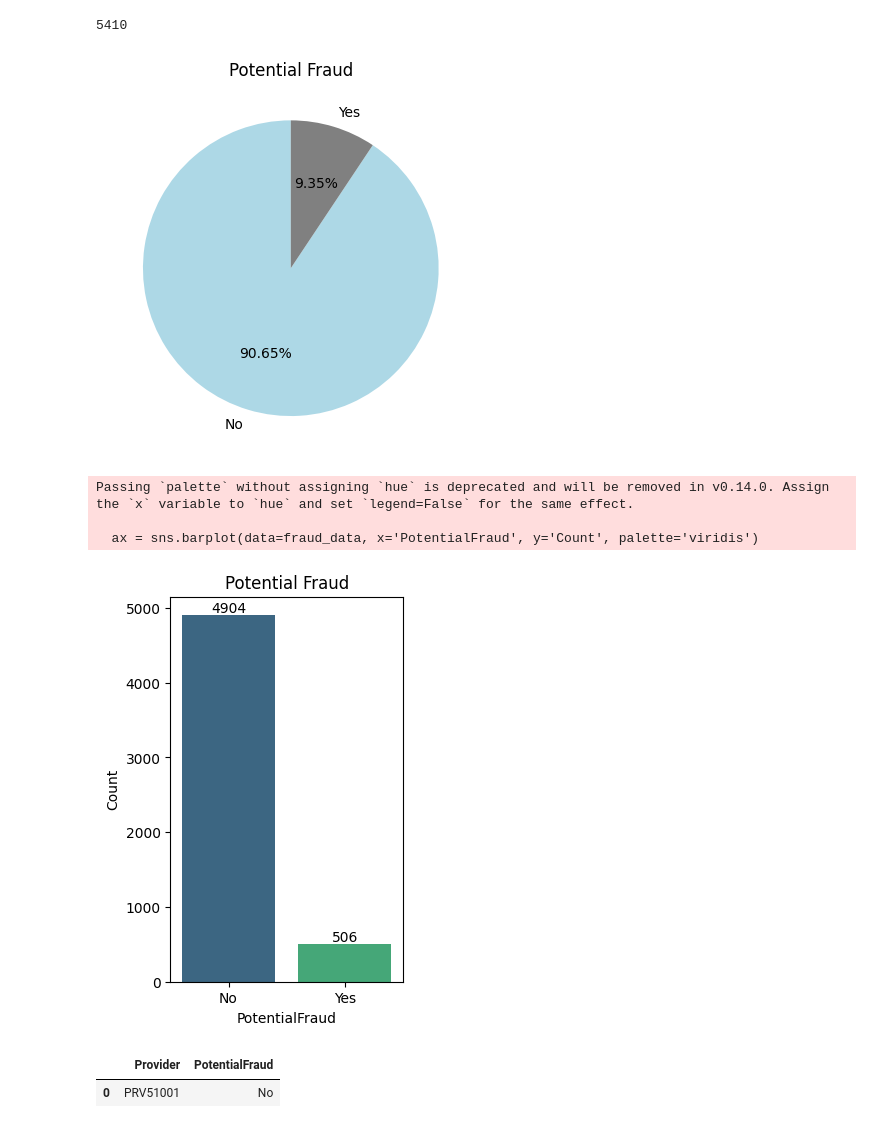
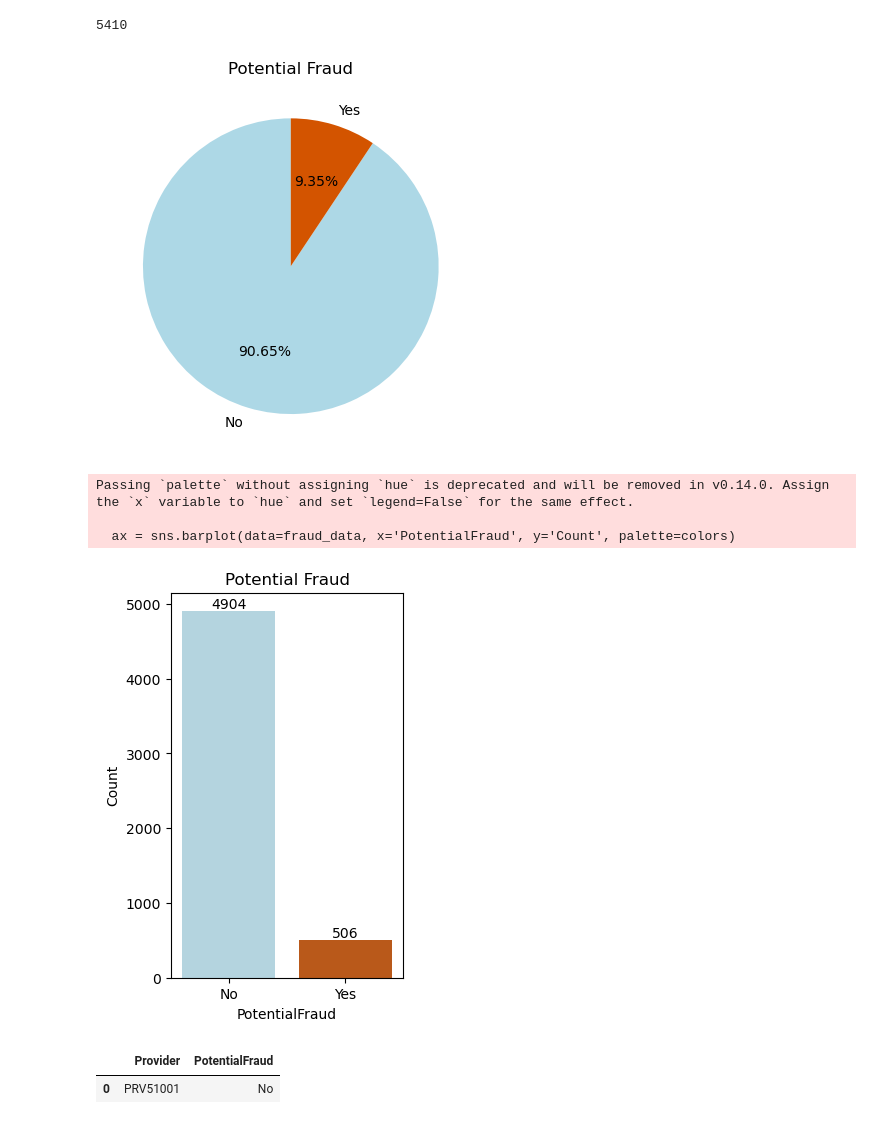
Before and after one commit to ChTomer/MyCapstone, a Jupyter notebook: HealthCareFraudProjectPitch/4train.ipynb, the cells around one changed output. Saved outputs shown, nothing was run; the diff lists cells and outputs as text; code cells hidden in the pictures.

Commit message:
Add provider file, edit visualsin others

```diff
--- a/HealthCareFraudProjectPitch/4train.ipynb
+++ b/HealthCareFraudProjectPitch/4train.ipynb
@@ -65,31 +65,36 @@ df['Provider'].nunique()
 # %% [output]
 5410
 # %%
-plt.pie(df['PotentialFraud'].value_counts(), labels=['No','Yes'], autopct='%1.2f%%',startangle=90,colors=['lightblue','gray'])
+plt.pie(df['PotentialFraud'].value_counts(),
+        labels=['No','Yes'],
+        autopct='%1.2f%%',
+        startangle=90,
+        colors=['lightblue','#d35400'])
 plt.title('Potential Fraud')
 plt.show()
 # %% [output]
-[figure, old version]
+[figure, new version]
 # %%
 # plot the difference between the fraud and non-fraud providers
 fraud_counts = df['PotentialFraud'].value_counts()
 fraud_data = pd.DataFrame({'PotentialFraud': fraud_counts.index, 'Count': fraud_counts.values})
 
+colors = ['lightblue', '#d35400']
 # Create the bar plot
 plt.figure(figsize=(3, 5))
-ax = sns.barplot(data=fraud_data, x='PotentialFraud', y='Count', palette='viridis')
+ax = sns.barplot(data=fraud_data, x='PotentialFraud', y='Count', palette=colors)
 
 # Add labels to bars
 for container in ax.containers:
     ax.bar_label(container, fontsize=10)
 
 plt.title('Potential Fraud')
 plt.show()
 # %% [output]
 Passing `palette` without assigning `hue` is deprecated and will be removed in v0.14.0. Assign the `x` variable to `hue` and set `legend=False` for the same effect.
 
-  ax = sns.barplot(data=fraud_data, x='PotentialFraud', y='Count', palette='viridis')
+  ax = sns.barplot(data=fraud_data, x='PotentialFraud', y='Count', palette=colors)
-[figure, old version]
+[figure, new version]
 # %%
 df.loc[df['Provider'] == 'PRV51001']
 # %% [output]
```
Also changed, not shown: 3 other files.
